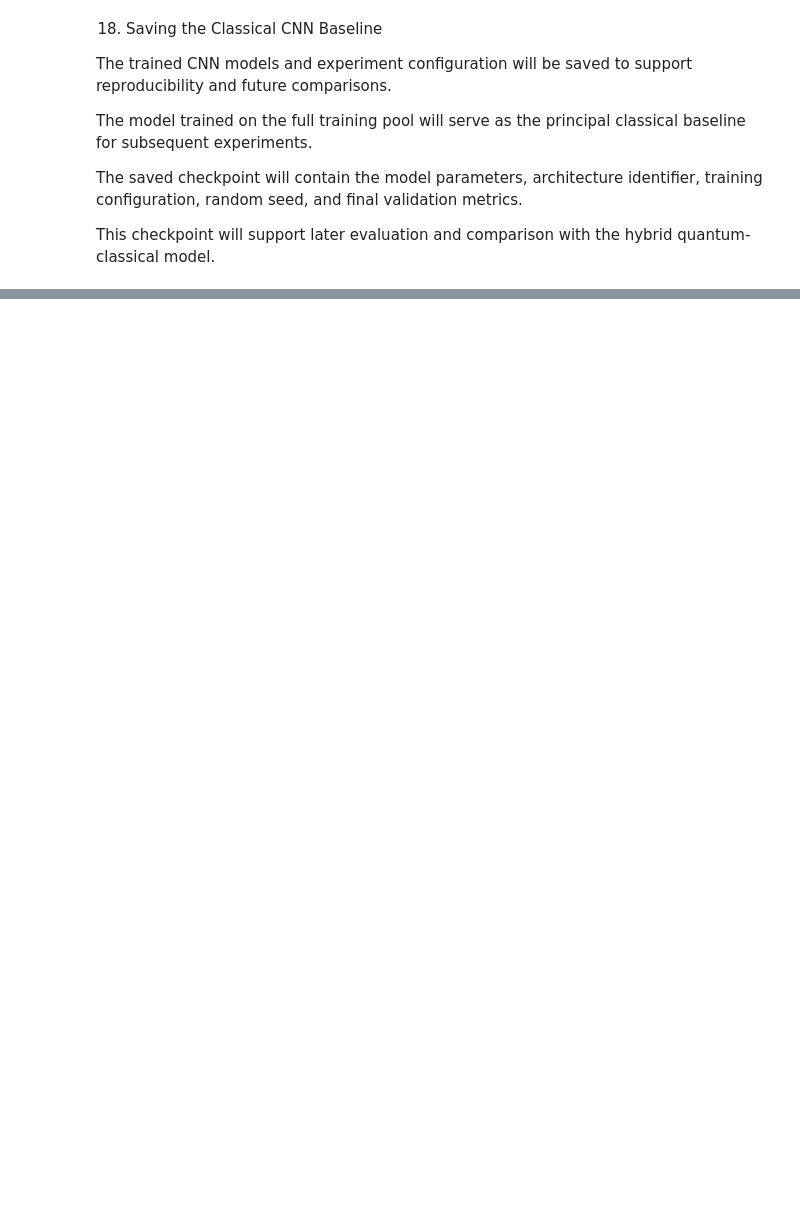
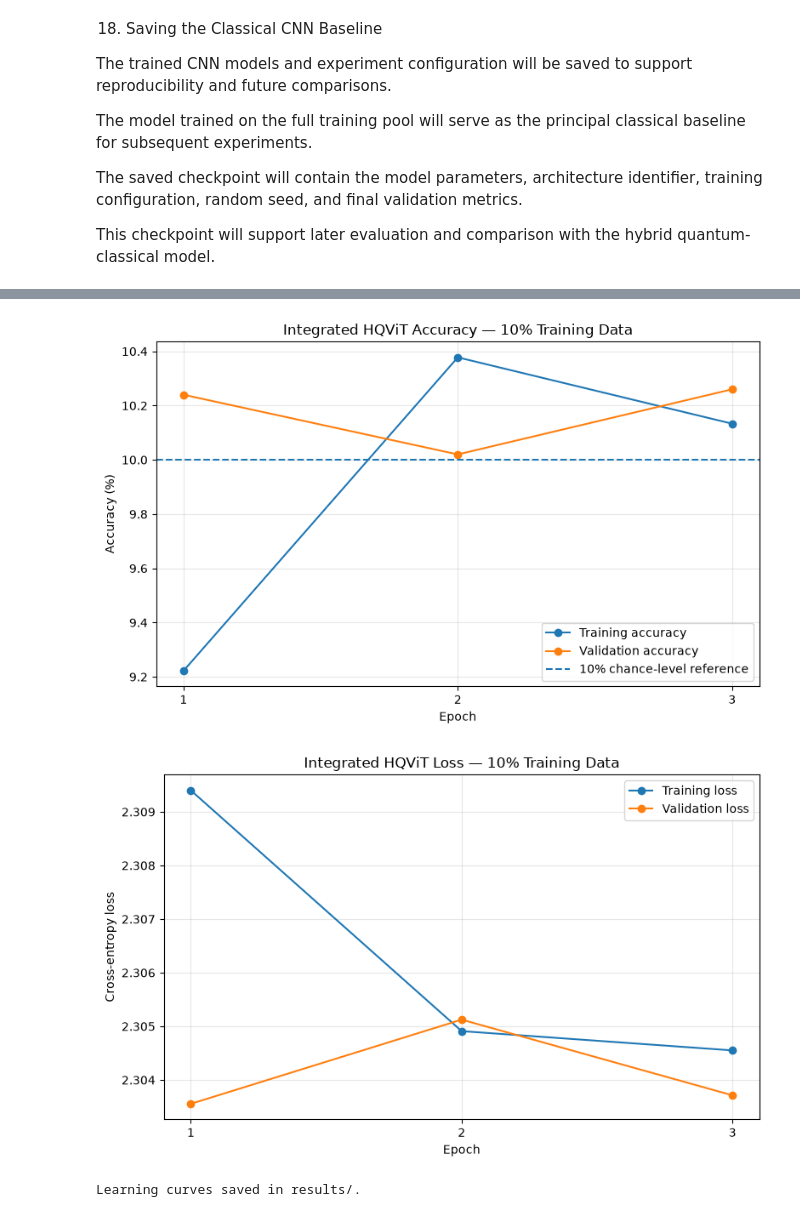
Before and after one commit to 202301070108-pixel/HQViT-Data-Efficiency-Study, a Jupyter notebook: HQViT_Data-Efficiency-Study.ipynb, the cells around one changed output, grey strips where cells are left out. Drawn from its saved outputs; the diff is of its cells as text; code cells hidden in the pictures; blank space fills up the shorter version.

```diff
--- a/HQViT_Data-Efficiency-Study.ipynb
+++ b/HQViT_Data-Efficiency-Study.ipynb
@@ -1046,0 +3368,80 @@ print(
+# %%
+import matplotlib.pyplot as plt
+
+epochs = hqvit_history["epoch"]
+
+# Accuracy plot
+plt.figure(figsize=(8, 5))
+
+plt.plot(
+    epochs,
+    hqvit_history["train_accuracy_pct"],
+    marker="o",
+    label="Training accuracy",
+)
+
+plt.plot(
+    epochs,
+    hqvit_history["validation_accuracy_pct"],
+    marker="o",
+    label="Validation accuracy",
+)
+
+plt.axhline(
+    y=10,
+    linestyle="--",
+    label="10% chance-level reference",
+)
+
+plt.xlabel("Epoch")
+plt.ylabel("Accuracy (%)")
+plt.title("Integrated HQViT Accuracy — 10% Training Data")
+plt.xticks(epochs)
+plt.grid(True, alpha=0.3)
+plt.legend()
+plt.tight_layout()
+
+os.makedirs("results", exist_ok=True)
+plt.savefig(
+    "results/hqvit_integrated_accuracy_10pct.png",
+    dpi=200,
+)
+plt.show()
+
+
+# Loss plot
+plt.figure(figsize=(8, 5))
+
+plt.plot(
+    epochs,
+    hqvit_history["train_loss"],
+    marker="o",
+    label="Training loss",
+)
+
+plt.plot(
+    epochs,
+    hqvit_history["validation_loss"],
+    marker="o",
+    label="Validation loss",
+)
+
+plt.xlabel("Epoch")
+plt.ylabel("Cross-entropy loss")
+plt.title("Integrated HQViT Loss — 10% Training Data")
+plt.xticks(epochs)
+plt.grid(True, alpha=0.3)
+plt.legend()
+plt.tight_layout()
+
+plt.savefig(
+    "results/hqvit_integrated_loss_10pct.png",
+    dpi=200,
+)
+plt.show()
+
+print("Learning curves saved in results/."),
+# %% [output]
+[figure, added]
+[figure, added]
+Learning curves saved in results/.
```
Also changed, not shown: parts of 80 cells of this notebook, 26 other files.
